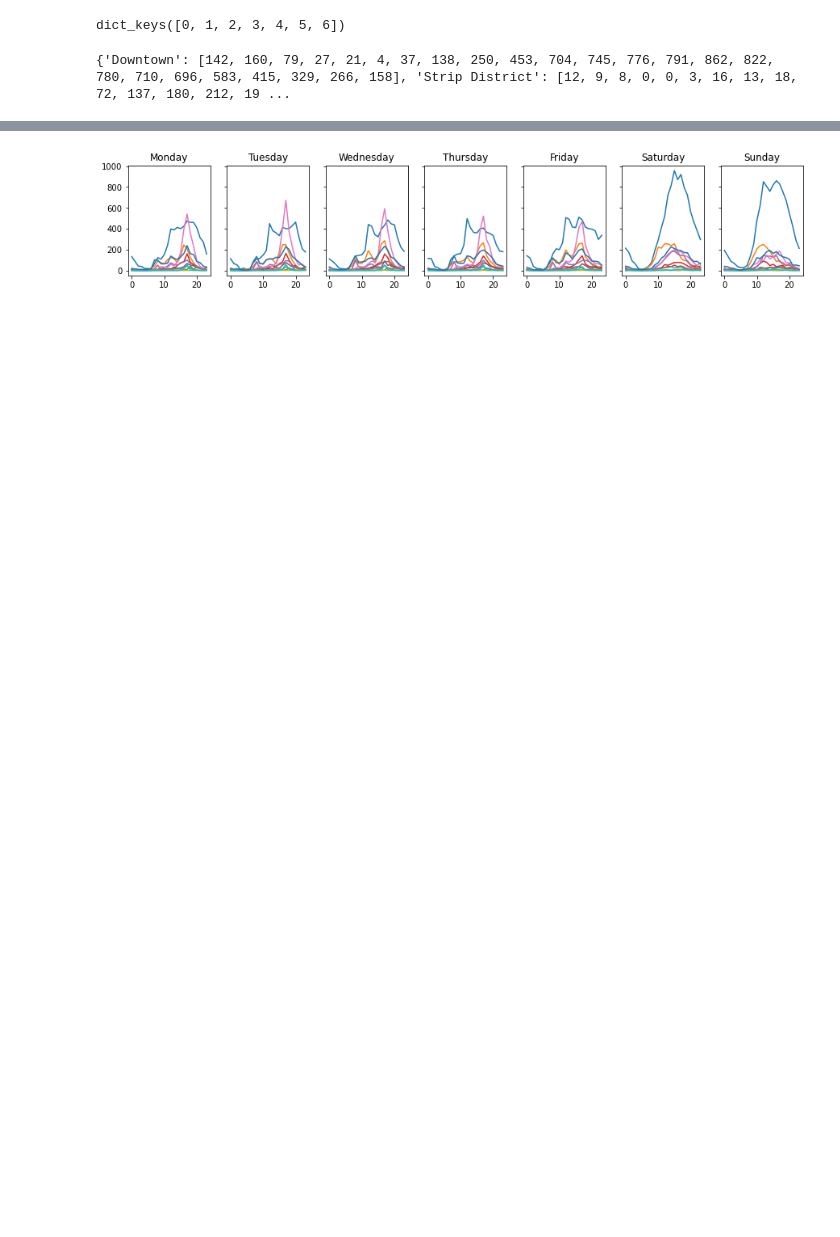
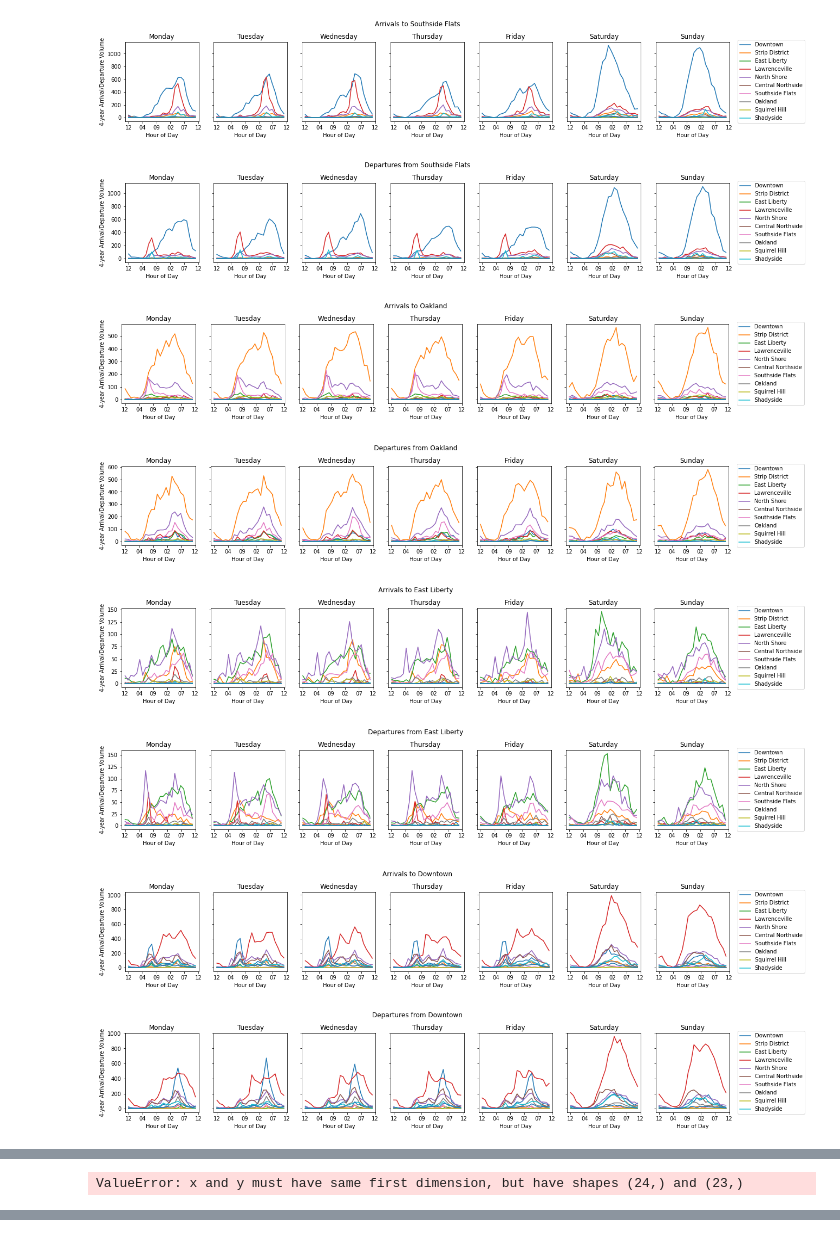
Before and after one commit to camhwilson/HealthyRide, a Jupyter notebook: neighborhood_analytics/neighborhood_analytics.ipynb, the cells around one changed output, grey strips where cells are left out. Cells and saved outputs as stored; diff of their text form; code cells hidden in the pictures; blank space fills up the shorter version.

```diff
--- a/neighborhood_analytics/neighborhood_analytics.ipynb
+++ b/neighborhood_analytics/neighborhood_analytics.ipynb
@@ -40,5 +51,5 @@ print(len(Trip_list))
 # %%
-trip_tuple = Neighborhood.sort_direction_neighborhood_weekday_hour(Trip_list)
+trip_tuple = Neighborhood.sort_direction_neighborhood_weekday_hour(clensed_Trip_list)
 
 arrivals_by_neighborhood = trip_tuple[0]
 departures_by_neighborhood = trip_tuple[1]
@@ -85,8 +111,5 @@ def order_nested_dict(nested_dict):
 
         return_dict[key] = OrderedDict(sorted(nested_dict.items()))
     return return_dict
-# %%
-arrivals, departures = oakland
-
-ordered_arrivals = order_nested_dict(arrivals)
-ordered_departures = order_nested_dict(departures)
+# %%
+neighborhoods = tuple_dict.keys()
@@ -151,8 +166,0 @@ for day, val in ordered_departures.items():
-# %%
-print(departure_daily_dict.keys())
-# %% [output]
-dict_keys([0, 1, 2, 3, 4, 5, 6])
-# %%
-print(departure_daily_dict[6])
-# %% [output]
-{'Downtown': [142, 160, 79, 27, 21, 4, 37, 138, 250, 453, 704, 745, 776, 791, 862, 822, 780, 710, 696, 583, 415, 329, 266, 158], 'Strip District': [12, 9, 8, 0, 0, 3, 16, 13, 18, 72, 137, 180, 212, 19 ...
@@ -172,0 +167,38 @@ def plot_hours_of_day(ax, day_of_wk, daily_dict):
+# %%
+def plot_daily_dict(direction_statement, neighborhood, daily_dict):
+    fig, axs = plt.subplots(1, 7, figsize=(20,3), sharey = True)
+
+    for key, val in daily_dict.items():
+    #note that at some point here arrivals are flipped with departures
+
+        plot_hours_of_day(axs, key, val)
+
+
+    fig.suptitle(direction_statement + ' ' + neighborhood)
+
+    fig.legend(station_dict.keys(), bbox_to_anchor=(1, 0.84))
+
+    fig.subplots_adjust(top=0.8)
+    plt.show()
+# %%
+
+for key, val in tuple_dict.items():
+    arrivals, departures = val
+
+    ordered_arrivals = order_nested_dict(arrivals)
+    ordered_departures = order_nested_dict(departures)
+
+    arrival_daily_dict = return_arrival_daily_dict( ordered_arrivals, neighborhoods)
+    departure_daily_dict = return_departure_daily_dict(ordered_departures, neighborhoods)
+
+    plot_daily_dict('Arrivals to', key, arrival_daily_dict)
+    plot_daily_dict('Departures from',  key, departure_daily_dict)
+# %% [output]
+[figure, added]
+[figure, added]
+[figure, added]
+[figure, added]
+[figure, added]
+[figure, added]
+[figure, added]
+[figure, added]
@@ -172,0 +207 @@ def plot_hours_of_day(ax, day_of_wk, daily_dict):
+ValueError: x and y must have same first dimension, but have shapes (24,) and (23,)
@@ -173,10 +209,16 @@ def plot_hours_of_day(ax, day_of_wk, daily_dict):
 # %%
-fig, axs = plt.subplots(1, 7, figsize=(15,2.5), sharey = True)
-#note that at some point here arrivals are flipped with departures
-for key, val in arrival_daily_dict.items():
-    plot_hours_of_day(axs, key, val)
+def plot_departures(neighborhood, departure_daily_dict):
+    fig, axs = plt.subplots(1, 7, figsize=(20,3), sharey = True)
+    #note that at some point here arrivals are flipped with departures
+    for key, val in departure_daily_dict.items():
+
+        plot_hours_of_day(axs, key, val)
+
+    fig.suptitle(neighborhood)
+
+    fig.legend(station_dict.keys(), bbox_to_anchor=(1, 0.84))
+
+    fig.subplots_adjust(top=0.8)
-# %% [output]
-[figure, removed]
 # %%
 fig, axs = plt.subplots(1, 7, figsize=(15,2.5), sharey = True)
 #note that at some point here arrivals are flipped with departures
```
Also changed, not shown: parts of 22 cells of this notebook, 4 other files.
